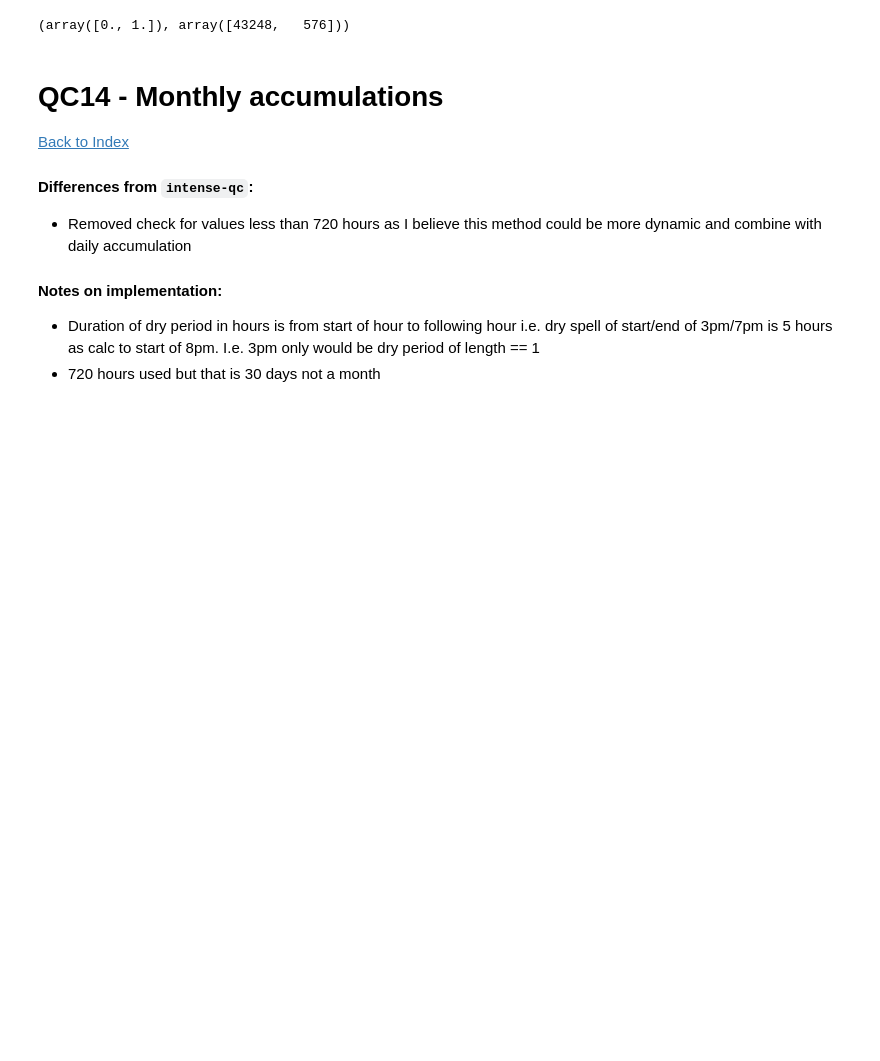
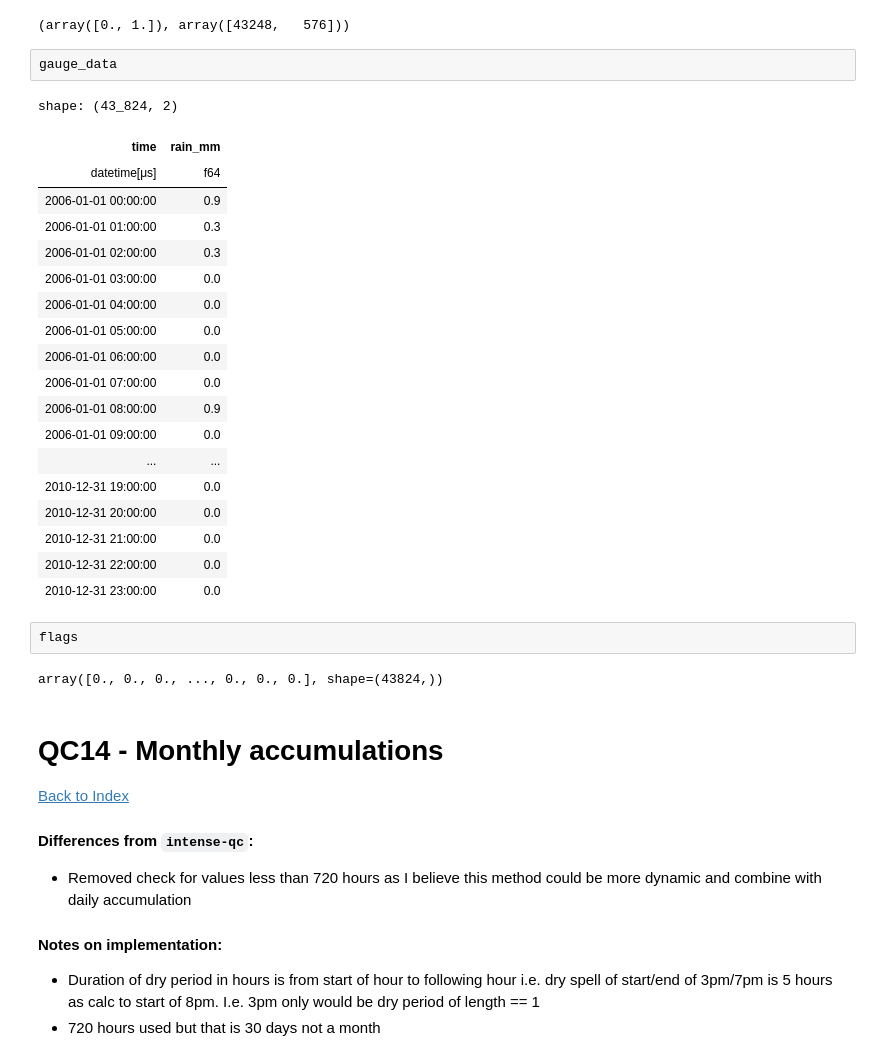
Before and after one commit to Thomasjkeel/RainfallQC-notebooks, a Jupyter notebook: notebooks/timeseries_checks.ipynb, the cells around one changed output. Saved outputs shown, nothing was run; the diff lists cells and outputs as text; blank space fills up the shorter version.

```diff
--- a/notebooks/timeseries_checks.ipynb
+++ b/notebooks/timeseries_checks.ipynb
@@ -457,6 +480,32 @@ for i in range(len(vals) - 24):
 np.unique(flags, return_counts=True)
 # %% [output]
 (array([0., 1.]), array([43248,   576]))
+# %%
+gauge_data
+# %% [output]
+shape: (43_824, 2)
+| time | rain_mm |
+| datetime[μs] | f64 |
+| 2006-01-01 00:00:00 | 0.9 |
+| 2006-01-01 01:00:00 | 0.3 |
+| 2006-01-01 02:00:00 | 0.3 |
+| 2006-01-01 03:00:00 | 0.0 |
+| 2006-01-01 04:00:00 | 0.0 |
+| 2006-01-01 05:00:00 | 0.0 |
+| 2006-01-01 06:00:00 | 0.0 |
+| 2006-01-01 07:00:00 | 0.0 |
+| 2006-01-01 08:00:00 | 0.9 |
+| 2006-01-01 09:00:00 | 0.0 |
+| ... | ... |
+| 2010-12-31 19:00:00 | 0.0 |
+| 2010-12-31 20:00:00 | 0.0 |
+| 2010-12-31 21:00:00 | 0.0 |
+| 2010-12-31 22:00:00 | 0.0 |
+| 2010-12-31 23:00:00 | 0.0 |
+# %%
+flags
+# %% [output]
+array([0., 0., 0., ..., 0., 0., 0.], shape=(43824,))
 # %% [markdown]
 # QC14 - Monthly accumulations
 [Back to Index](#Table-of-contents)
```
Also changed, not shown: parts of 9 cells of this notebook.
